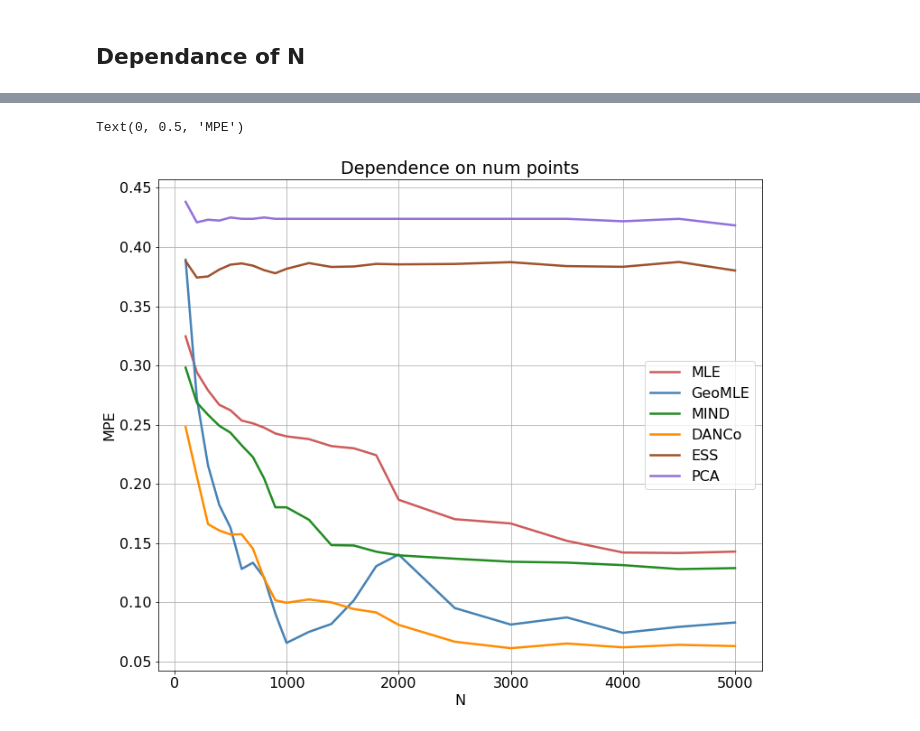
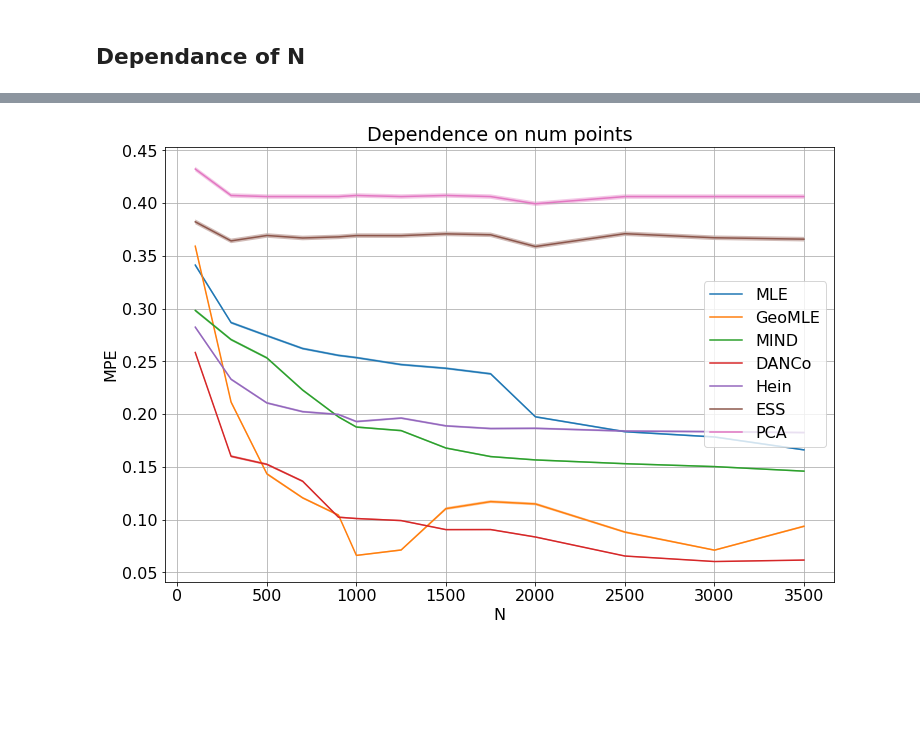
Before and after one commit to stat-ml/GeoMLE, a Jupyter notebook: paper/PlotNtb.ipynb, the cells around one changed output, grey strips where cells are left out. Saved outputs shown, nothing was run; the diff lists cells and outputs as text; code cells hidden in the pictures; blank space fills up the shorter version.

```diff
--- a/paper/PlotNtb.ipynb
+++ b/paper/PlotNtb.ipynb
@@ -146,8 +160,9 @@ df = pd.read_csv('noise.csv')
 # %%
-f, ax = plt.subplots(1, 1, figsize=(12, 5))
+f, ax = plt.subplots(1, 1, figsize=(16, 10))
 
 for name in names:
-    ax.plot(df['noise'], df[name], '-*', ms=10, label=name, c=cmap[name], linewidth=2.5,)
+    ax.plot(mpe['noise'], mpe[name], '-*', ms=10, label=name, c=cmap[name], linewidth=2.5)
+    ax.fill_between(mpe['noise'], mpe[name] - std[name], mpe[name] + std[name], alpha=0.1)
 
 ax.grid()
 ax.legend(loc=2)
@@ -155,5 +170,6 @@ ax.set_title(r'Dependence on noise')
 ax.set_xlabel(r'Noise')
 ax.set_ylabel(r'MPE')
 
-plt.savefig('Noise.eps')
+# plt.savefig('Noise.eps')
+plt.savefig('img/Noise.png')
 # %% [output]
@@ -161,4 +177,4 @@ plt.savefig('Noise.eps')
 # %% [markdown]
 ## Dependance of N
 # %%
-df = pd.read_csv('n_steps.csv')
+df = pd.read_csv('result/result_num.csv')
@@ -165,16 +185,26 @@ df = pd.read_csv('n_steps.csv')
+# %%
+dfr = df.round()
+# %%
+dfr[names] = abs(dfr[names].sub(dfr['RealDim'], axis=0)).mul(dfr['RealDim']**-1, axis=0)
+
+mpe = dfr.groupby('Num')[names].mean()
+n_steps = list(mpe.index)
+mpe = mpe.values
+std = dfr.groupby('Num')[names].std().values / dfr.groupby('Num')[names].count().values
 # %%
-f, ax = plt.subplots(1, 1, figsize=(12, 10))
+f, ax = plt.subplots(1, 1, figsize=(12, 8))
 
-for name in names:
-    ax.plot(df['N'], df[name], label=name, c=cmap[name], linewidth=2.5,)
+for mpe_i, std_i, name in zip(mpe.T, std.T, names):
+    ax.plot(n_steps, mpe_i, label=name)
+    ax.fill_between(n_steps, mpe_i-std_i, mpe_i+std_i, alpha=0.4)
 
 ax.grid()
 ax.legend()
 ax.set_title(r'Dependence on num points')
 ax.set_xlabel(r'N')
 ax.set_ylabel(r'MPE')
 
-# plt.savefig('Nsteps.eps')
+# plt.savefig('img/Nsteps.eps')
+plt.savefig('img/Nsteps.png')
 # %% [output]
-Text(0, 0.5, 'MPE')
-[figure, old version]
+[figure, new version]
```
Also changed, not shown: parts of 15 cells of this notebook.
